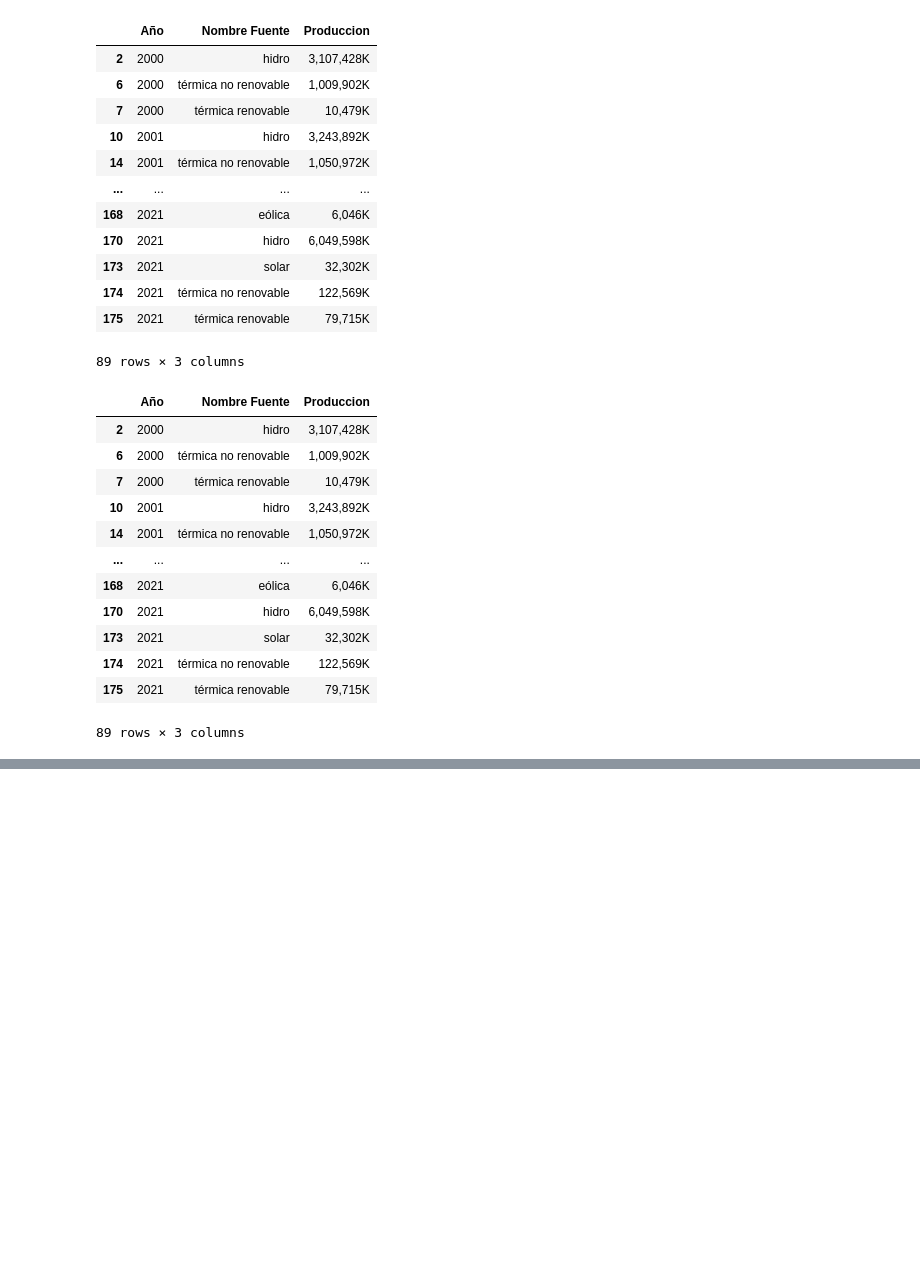
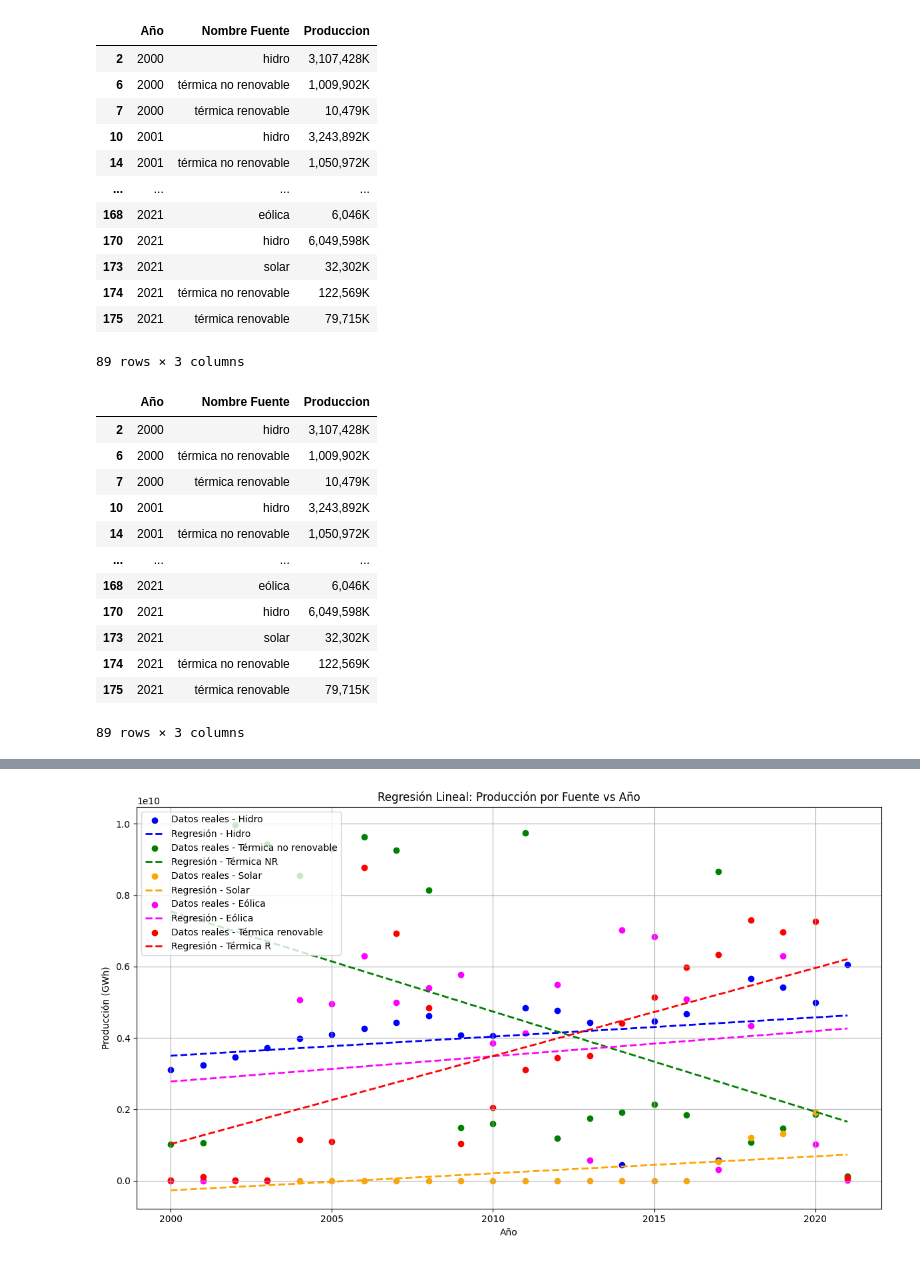
Before and after one commit to davidmartine/ProyectoEnergiaColPy, a Jupyter notebook: EnergiaCol.ipynb, the cells around one changed output, grey strips where cells are left out. Saved outputs shown, nothing was run; the diff lists cells and outputs as text; code cells hidden in the pictures; blank space fills up the shorter version.

```diff
--- a/EnergiaCol.ipynb
+++ b/EnergiaCol.ipynb
@@ -306,0 +280,74 @@ plt.show()
+# %%
+# 1. Agrupar por Año y Fuente y calcular la producción promedio
+promedio_produccion = dataFrameLD.groupby(['Año', 'Nombre Fuente'])['Produccion'].mean().reset_index()
+
+# 2. Filtrar los datos para cada fuente y ordenar por Año (incluyendo térmica renovable)
+promo_hidro = promedio_produccion[promedio_produccion['Nombre Fuente'] == 'hidro'].sort_values('Año')
+promo_termica_nr = promedio_produccion[promedio_produccion['Nombre Fuente'] == 'térmica no renovable'].sort_values('Año')
+promo_solar = promedio_produccion[promedio_produccion['Nombre Fuente'] == 'solar'].sort_values('Año')
+promo_eolica = promedio_produccion[promedio_produccion['Nombre Fuente'] == 'eólica'].sort_values('Año')
+promo_termica_r = promedio_produccion[promedio_produccion['Nombre Fuente'] == 'térmica renovable'].sort_values('Año')
+
+# 3. Ajustar la regresión lineal para cada fuente (añadiendo térmica renovable)
+
+# Regresión para Térmica renovable
+X_tr = promo_termica_r[['Año']].values  # Variable independiente
+y_tr = promo_termica_r['Produccion'].values  # Variable dependiente
+modelo_tr = LinearRegression()
+modelo_tr.fit(X_tr, y_tr)
+y_pred_tr = modelo_tr.predict(X_tr)
+
+# 4. Graficar los puntos reales y las líneas de regresión para cada fuente en una sola figura
+plt.figure(figsize=(12, 7))
+
+# Fuente Hidro
+plt.scatter(X_h, y_h, color='blue', label='Datos reales - Hidro')
+plt.plot(X_h, y_pred_h, color='blue', linestyle='--', linewidth=2, label='Regresión - Hidro')
+
+# Fuente Térmica no renovable
+plt.scatter(X_t, y_t, color='green', label='Datos reales - Térmica no renovable')
+plt.plot(X_t, y_pred_t, color='green', linestyle='--', linewidth=2, label='Regresión - Térmica NR')
+
+# Fuente Solar
+plt.scatter(X_s, y_s, color='orange', label='Datos reales - Solar')
+plt.plot(X_s, y_pred_s, color='orange', linestyle='--', linewidth=2, label='Regresión - Solar')
+
+# Fuente Eólica
+plt.scatter(X_e, y_e, color='magenta', label='Datos reales - Eólica')
+plt.plot(X_e, y_pred_e, color='magenta', linestyle='--', linewidth=2, label='Regresión - Eólica')
+
+# Fuente Térmica renovable
+plt.scatter(X_tr, y_tr, color='red', label='Datos reales - Térmica renovable')
+plt.plot(X_tr, y_pred_tr, color='red', linestyle='--', linewidth=2, label='Regresión - Térmica R')
+
+plt.xlabel('Año')
+plt.ylabel('Producción (GWh)')
+plt.title('Regresión Lineal: Producción por Fuente vs Año')
+plt.legend(loc='upper left')
+plt.grid(True)
+plt.tight_layout()
+plt.show()
+
+# 5. Mostrar coeficientes de cada modelo (incluyendo térmica renovable)
+# 5. Mostrar coeficientes de cada modelo
+print("Modelo para Hidro:")
+print(f"  Pendiente: {modelo_h.coef_[0]:,.2f} GWh/año")
+print(f"  Intercepto: {modelo_h.intercept_:,.2f} GWh\n")
+
+print("Modelo para Térmica No Renovable:")
+print(f"  Pendiente: {modelo_t.coef_[0]:,.2f} GWh/año")
+print(f"  Intercepto: {modelo_t.intercept_:,.2f} GWh\n")
+
+print("Modelo para Solar:")
+print(f"  Pendiente: {modelo_s.coef_[0]:,.2f} GWh/año")
+print(f"  Intercepto: {modelo_s.intercept_:,.2f} GWh\n")
+
+print("Modelo para Eólica:")
+print(f"  Pendiente: {modelo_e.coef_[0]:,.2f} GWh/año")
+print(f"  Intercepto: {modelo_e.intercept_:,.2f} GWh\n")
+
+print("Modelo para Térmica Renovable:")
+print(f"  Pendiente: {modelo_tr.coef_[0]:,.2f} GWh/año")
+print(f"  Intercepto: {modelo_tr.intercept_:,.2f} GWh\n")
+# %% [output]
+[figure, added]
```
Also changed, not shown: parts of 8 cells of this notebook.
